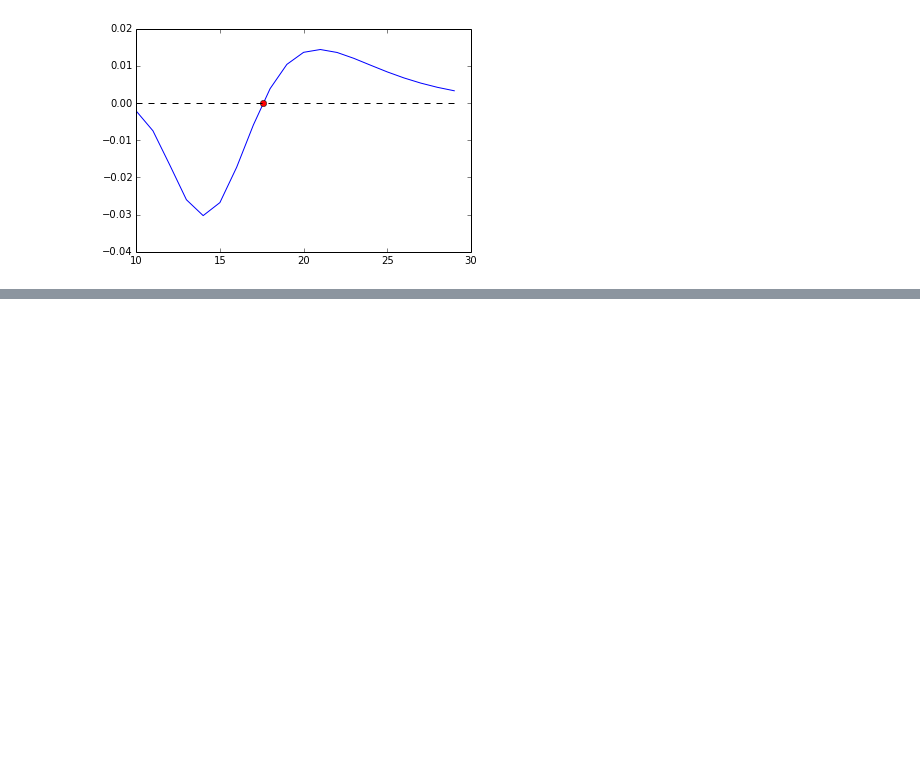
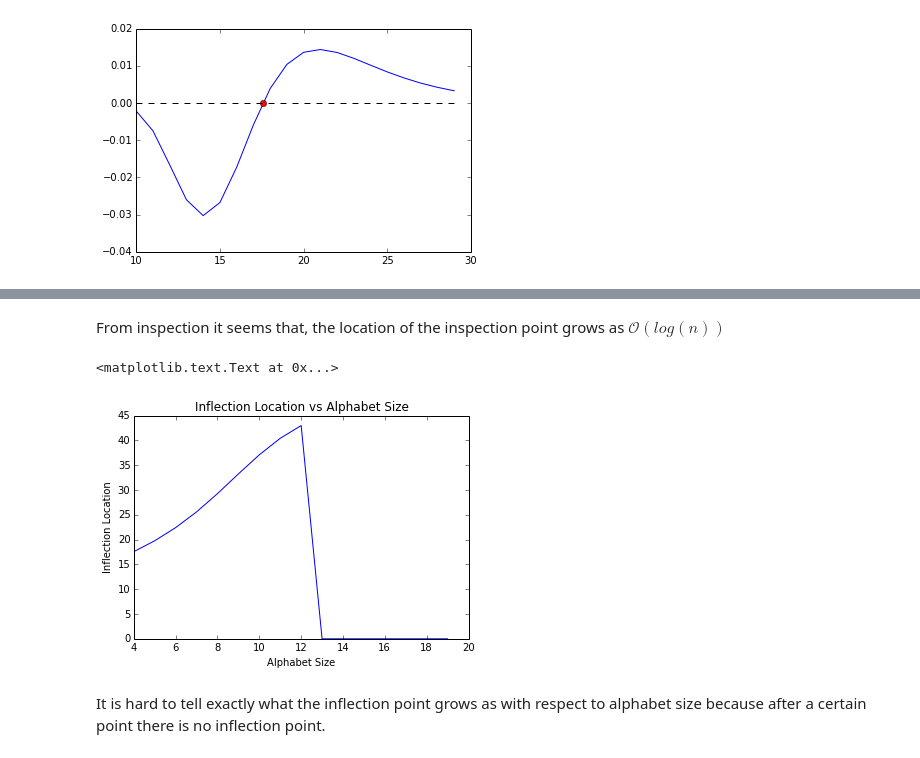
Before and after one commit to IanChar/AutomataGrowth, a Jupyter notebook: aho_merging/SubstringAnalysis.ipynb, the cells around one changed output, grey strips where cells are left out. Saved outputs shown, nothing was run; the diff lists cells and outputs as text; code cells hidden in the pictures; blank space fills up the shorter version.

```diff
--- a/aho_merging/SubstringAnalysis.ipynb
+++ b/aho_merging/SubstringAnalysis.ipynb
@@ -103,0 +153,30 @@ print(inflection)
+# %% [markdown]
+From inspection it seems that, the location of the inspection point grows as $\mathcal{O}(log(n))$
+# %%
+# ANALYSIS FOR ALPHABET SIZE VARIATION
+# Constants
+LOWER_BOUND = 4
+UPPER_BOUND = 20
+STEP_SIZE = 1
+STRING_LENGTH = 100
+
+# Collect inflection point data.
+inflections = []
+alph_sizes = range(LOWER_BOUND, UPPER_BOUND, STEP_SIZE)
+for alph_size in alph_sizes:
+    deriv = get_second_deriv(alph_size, STRING_LENGTH)
+    try:
+        inflections.append(brentq(deriv, 10, STRING_LENGTH))
+    except:
+        inflections.append(0)
+
+# Plot inflections
+plt.plot(alph_sizes, inflections)
+plt.xlabel('Alphabet Size')
+plt.ylabel('Inflection Location')
+plt.title('Inflection Location vs Alphabet Size')
+# %% [output]
+<matplotlib.text.Text at 0x...>
+[figure, added]
+# %% [markdown]
+It is hard to tell exactly what the inflection point grows as with respect to alphabet size because after a certain point there is no inflection point.
```
Also changed, not shown: parts of 9 cells of this notebook, 1 other file.
